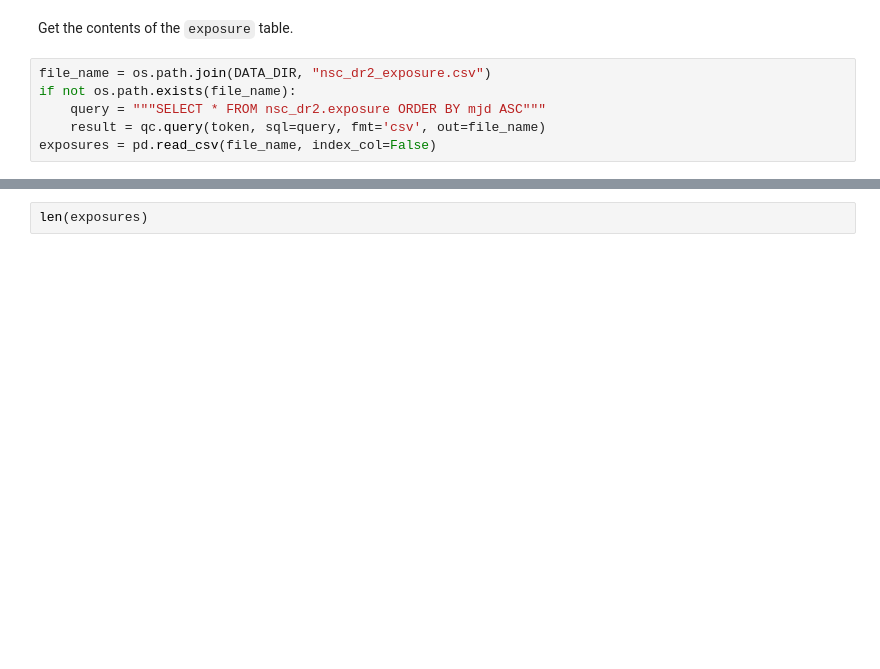
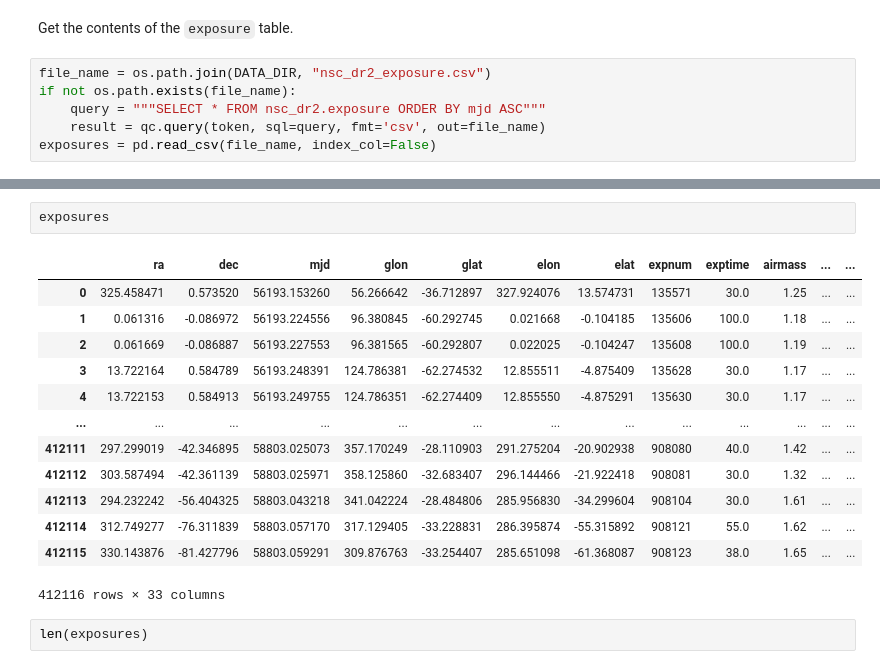
Before and after one commit to B612-Asteroid-Institute/adam_datasets, a Jupyter notebook: nsc/dr2/nsc_dr2.ipynb, the cells around one changed output, grey strips where cells are left out. Drawn from its saved outputs; the diff is of its cells as text; blank space fills up the shorter version.

```diff
--- a/nsc/dr2/nsc_dr2.ipynb
+++ b/nsc/dr2/nsc_dr2.ipynb
@@ -54,3 +69,19 @@ exposures = pd.read_csv(file_name, index_col=False)
+# %%
+exposures
+# %% [output]
+|  | ra | dec | mjd | glon | glat | elon | elat | expnum | exptime | airmass | ... | ... |
+| 0 | 325.458471 | 0.573520 | 56193.153260 | 56.266642 | -36.712897 | 327.924076 | 13.574731 | 135571 | 30.0 | 1.25 | ... | ... |
+| 1 | 0.061316 | -0.086972 | 56193.224556 | 96.380845 | -60.292745 | 0.021668 | -0.104185 | 135606 | 100.0 | 1.18 | ... | ... |
+| 2 | 0.061669 | -0.086887 | 56193.227553 | 96.381565 | -60.292807 | 0.022025 | -0.104247 | 135608 | 100.0 | 1.19 | ... | ... |
+| 3 | 13.722164 | 0.584789 | 56193.248391 | 124.786381 | -62.274532 | 12.855511 | -4.875409 | 135628 | 30.0 | 1.17 | ... | ... |
+| 4 | 13.722153 | 0.584913 | 56193.249755 | 124.786351 | -62.274409 | 12.855550 | -4.875291 | 135630 | 30.0 | 1.17 | ... | ... |
+| ... | ... | ... | ... | ... | ... | ... | ... | ... | ... | ... | ... | ... |
+| 412111 | 297.299019 | -42.346895 | 58803.025073 | 357.170249 | -28.110903 | 291.275204 | -20.902938 | 908080 | 40.0 | 1.42 | ... | ... |
+| 412112 | 303.587494 | -42.361139 | 58803.025971 | 358.125860 | -32.683407 | 296.144466 | -21.922418 | 908081 | 30.0 | 1.32 | ... | ... |
+| 412113 | 294.232242 | -56.404325 | 58803.043218 | 341.042224 | -28.484806 | 285.956830 | -34.299604 | 908104 | 30.0 | 1.61 | ... | ... |
+| 412114 | 312.749277 | -76.311839 | 58803.057170 | 317.129405 | -33.228831 | 286.395874 | -55.315892 | 908121 | 55.0 | 1.62 | ... | ... |
+| 412115 | 330.143876 | -81.427796 | 58803.059291 | 309.876763 | -33.254407 | 285.651098 | -61.368087 | 908123 | 38.0 | 1.65 | ... | ... |
+412116 rows × 33 columns
 # %%
 len(exposures)
 # %% [output]
```
Also changed, not shown: parts of 51 cells of this notebook.
